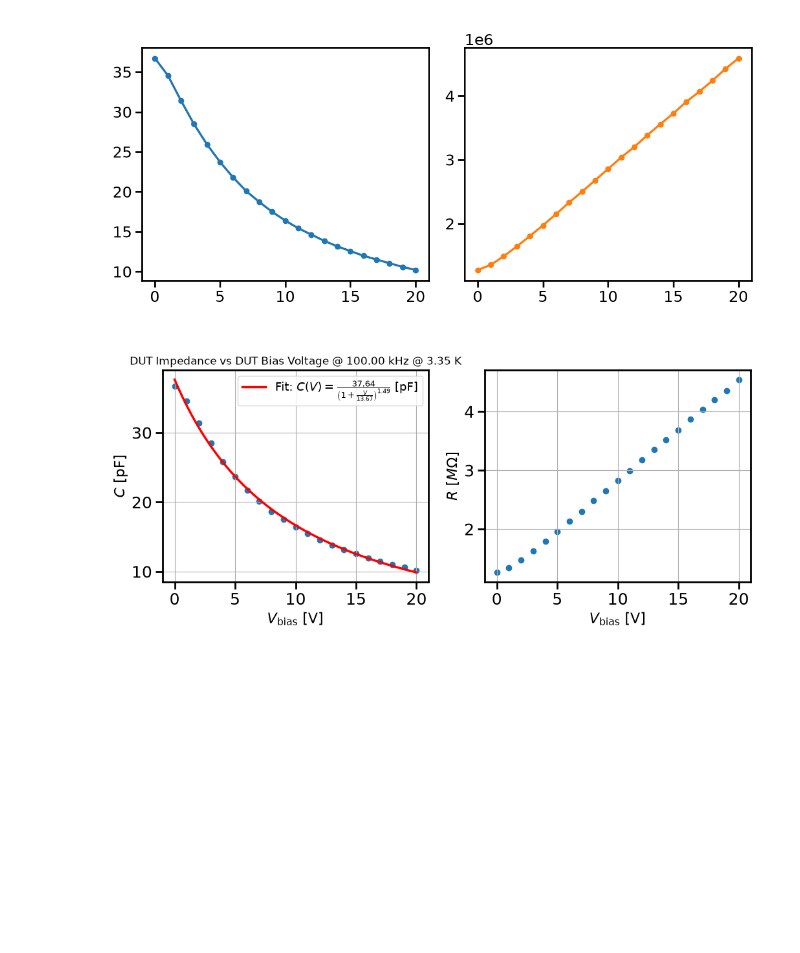
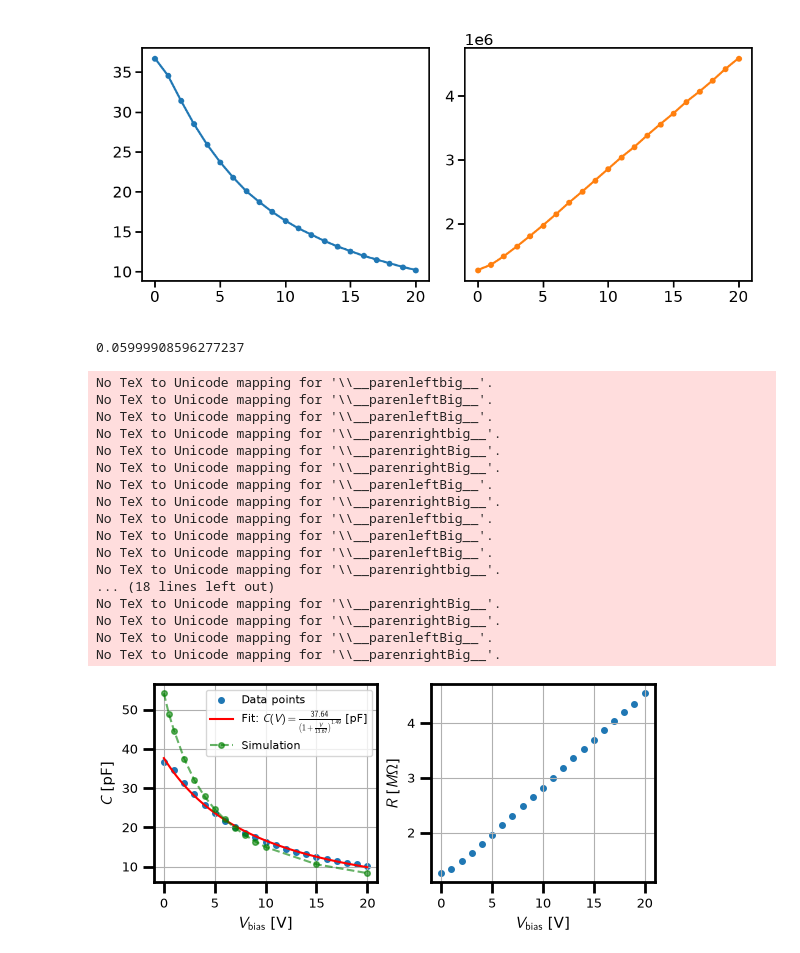
Before and after one commit to professors04/impedance_bridge_analysis, a Jupyter notebook: ADR cooldown 30/analysis.ipynb, the cells around one changed output. Drawn from its saved outputs; the diff is of its cells as text; code cells hidden in the pictures; blank space fills up the shorter version.

Commit message:
impedance bridge

```diff
--- a/ADR cooldown 30/analysis.ipynb
+++ b/ADR cooldown 30/analysis.ipynb
@@ -110,12 +114,35 @@ plt.show()
 # %% [output]
 [figure]
 # %%
+plotr = Plotter(theme="thesis")
+
 id_list = np.linspace(1,21,21)
 experiment_name = r"\amp ref phase bias sweep"
 
 loader = LoadData(data_path = base_path + experiment_name)
 data_list = [loader.load_zarr(run_id=int(id)) for id in id_list]
 
-plotr.lockin_ref_phase_dut_bias_3d_sweep(data_list, size_factor=2.4, fit=True, save_path=rf"\plots\lockin_ref_phase_dut_bias_3d_sweep.png")
+T = get_parameter_snapshot_value(data_list[0], "lockin_amplitude_dut")
+print(T)
+
+plotr.lockin_ref_phase_dut_bias_3d_sweep(data_list, size_factor=1.3, fit=True, save_path=rf"\plots\lockin_ref_phase_dut_bias_3d_sweep.pdf", add_sim = r"C:\Users\s.schreibing\Documents\coding-git\impedance_bridge_analysis\ADR cooldown 30\plots\cv_data_simulation.txt")
 # %% [output]
+0.05999908596277237
+No TeX to Unicode mapping for '\\__parenleftbig__'.
+No TeX to Unicode mapping for '\\__parenleftBig__'.
+No TeX to Unicode mapping for '\\__parenleftBig__'.
+No TeX to Unicode mapping for '\\__parenrightbig__'.
+No TeX to Unicode mapping for '\\__parenrightBig__'.
+No TeX to Unicode mapping for '\\__parenrightBig__'.
+No TeX to Unicode mapping for '\\__parenleftBig__'.
+No TeX to Unicode mapping for '\\__parenrightBig__'.
+No TeX to Unicode mapping for '\\__parenleftbig__'.
+No TeX to Unicode mapping for '\\__parenleftBig__'.
+No TeX to Unicode mapping for '\\__parenleftBig__'.
+No TeX to Unicode mapping for '\\__parenrightbig__'.
+... (18 lines left out)
+No TeX to Unicode mapping for '\\__parenrightBig__'.
+No TeX to Unicode mapping for '\\__parenrightBig__'.
+No TeX to Unicode mapping for '\\__parenleftBig__'.
+No TeX to Unicode mapping for '\\__parenrightBig__'.
-[figure, old version]
+[figure, new version]
```
Also changed, not shown: parts of 4 cells of this notebook, 16 other files.
